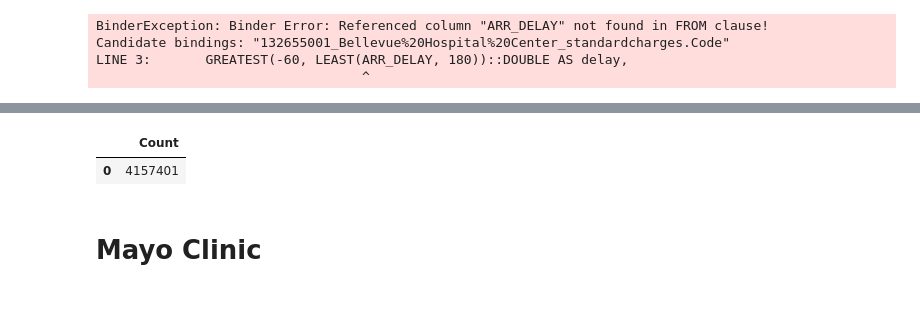
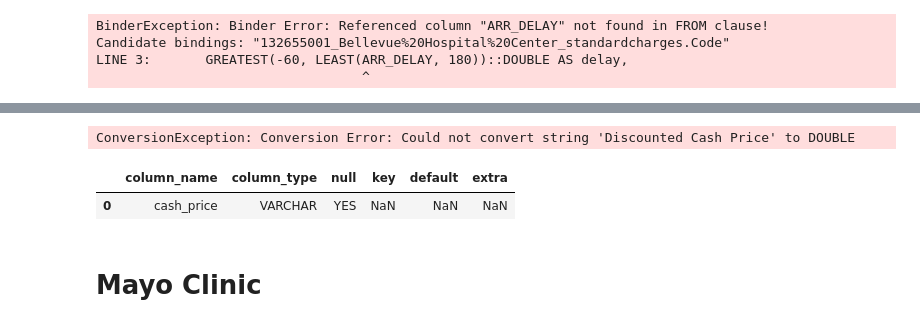
Before and after one commit to altosaar/codespaces-jupyter, a Jupyter notebook: notebooks/loading-datasets/230701-bellevue-mayo-clinic-duckdb-altair-example.ipynb, the cells around one changed output, grey strips where cells are left out. Saved outputs shown, nothing was run; the diff lists cells and outputs as text; code cells hidden in the pictures.

```diff
--- a/notebooks/loading-datasets/230701-bellevue-mayo-clinic-duckdb-altair-example.ipynb
+++ b/notebooks/loading-datasets/230701-bellevue-mayo-clinic-duckdb-altair-example.ipynb
@@ -385,13 +384,19 @@ CREATE TABLE IF NOT EXISTS healthCharges AS
 # %%
 %%sql
 
-CREATE TABLE IF NOT EXISTS bellevue_prices AS
+CREATE TABLE IF NOT EXISTS prices AS
     SELECT
       'Discounted Cash Price' AS cash_price
     FROM 'https://onefact.github.io/datathinking.org-codespace/data/data.payless.health/processed/132655001_Bellevue%20Hospital%20Center_standardcharges.parquet'
 # %% [output]
-|  | Count |
-| 0 | 4157401 |
+ConversionException: Conversion Error: Could not convert string 'Discounted Cash Price' to DOUBLE
+# %%
+%%sql
+
+DESCRIBE bellevue
+# %% [output]
+|  | column_name | column_type | null | key | default | extra |
+| 0 | cash_price | VARCHAR | YES | NaN | NaN | NaN |
 # %% [markdown]
 # Mayo Clinic
 # %%
```
Also changed, not shown: parts of 6 cells of this notebook, 1 other file.
